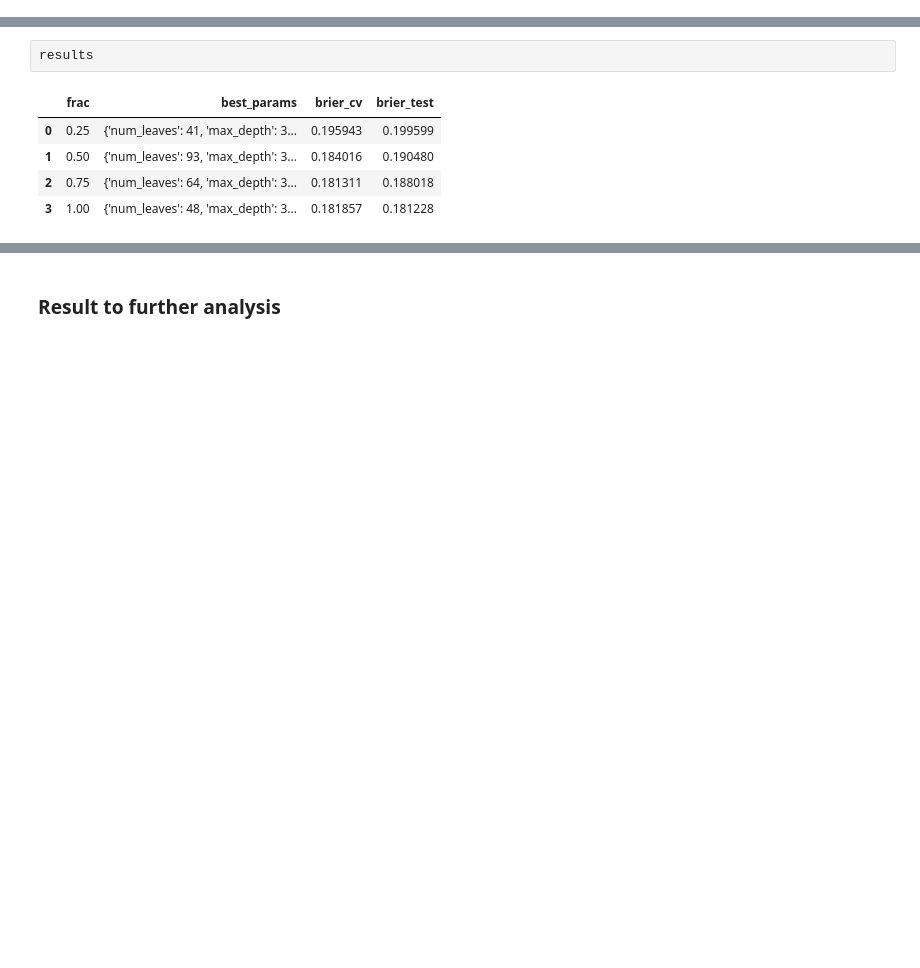
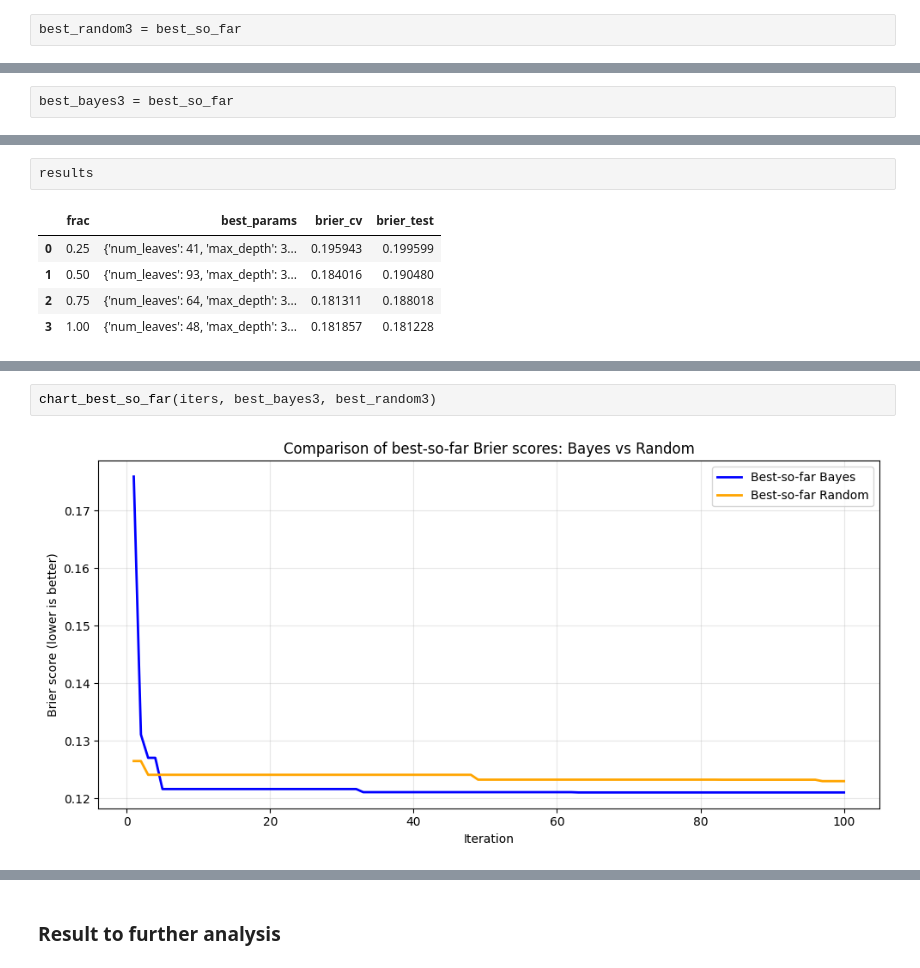
Before and after one commit to Wysocki-Piotr/Hyperparameter-optimization, a Jupyter notebook: LightGBM.ipynb, the cells around one changed output, grey strips where cells are left out. Cells and saved outputs as stored; diff of their text form; blank space fills up the shorter version.

```diff
--- a/LightGBM.ipynb
+++ b/LightGBM.ipynb
@@ -395,6 +421,8 @@ rnd.best_params_
 best_so_far[-1]
 # %% [output]
 np.float64(0.1230000359906959)
+# %%
+best_random3 = best_so_far
 # %%
 stabilized_at, stabilized_value = detect_stabilization_by_last(best_so_far, abs_tol=ABS_TOL)
 # %%
@@ -743,5 +777,7 @@ result["best_params"]
  'lambda_l1': 3.8202799180166545,
  'lambda_l2': 0.020159194967265724}
+# %%
+best_bayes3 = best_so_far
 # %%
 stabilized_at, stabilized_value = detect_stabilization_by_last(best_so_far, abs_tol=ABS_TOL)
 # %%
@@ -946,0 +1012,4 @@ results
+# %%
+chart_best_so_far(iters, best_bayes3, best_random3)
+# %% [output]
+[figure, added]
```
Also changed, not shown: parts of 31 cells of this notebook, 1 other file.
